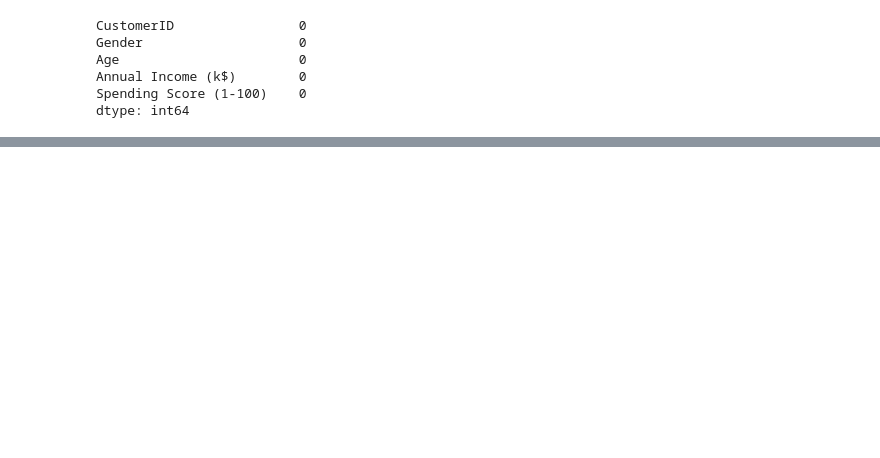
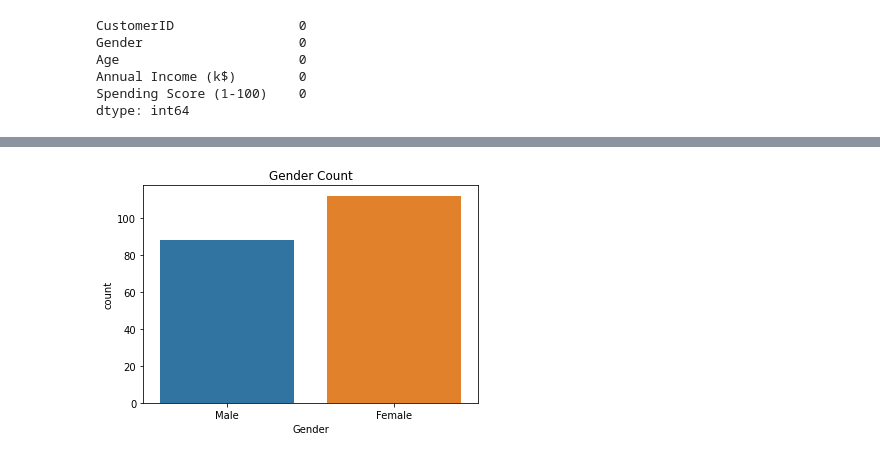
Before and after one commit to aditishraq/Exploratory-Data-Analysis, a Jupyter notebook: Untitled.ipynb, the cells around one changed output, grey strips where cells are left out. Cells and saved outputs as stored; diff of their text form; code cells hidden in the pictures; blank space fills up the shorter version.

```diff
--- a/Untitled.ipynb
+++ b/Untitled.ipynb
@@ -37,0 +101,6 @@ dtype: int64
+# %%
+sns.countplot(data.Gender)
+plt.title('Gender Count')
+plt.show()
+# %% [output]
+[figure, added]
```
Also changed, not shown: parts of 8 cells of this notebook.
